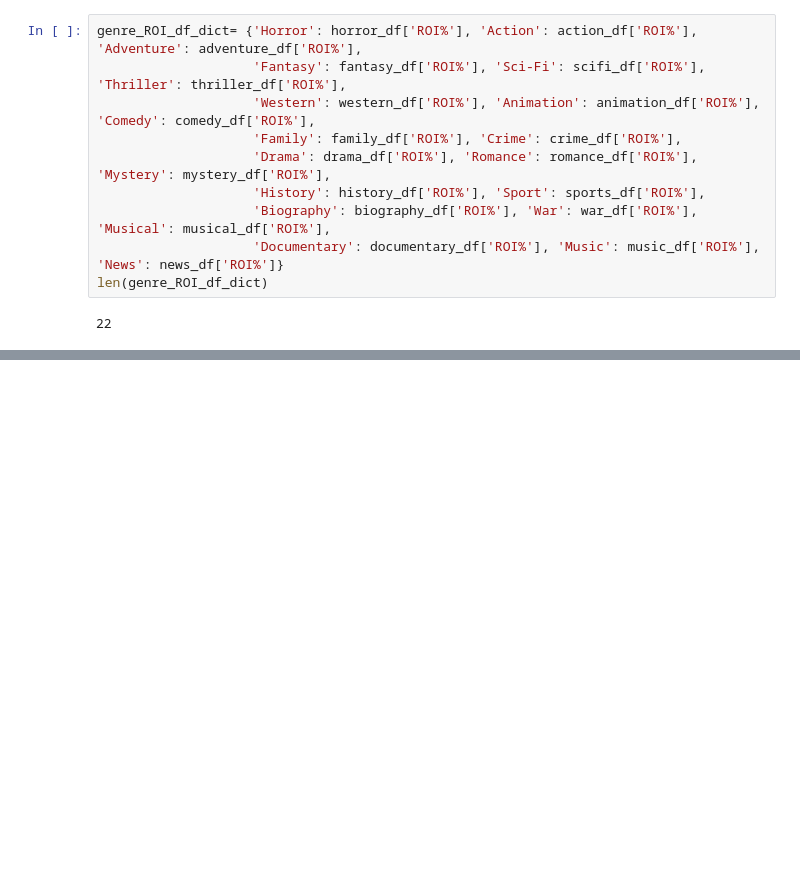
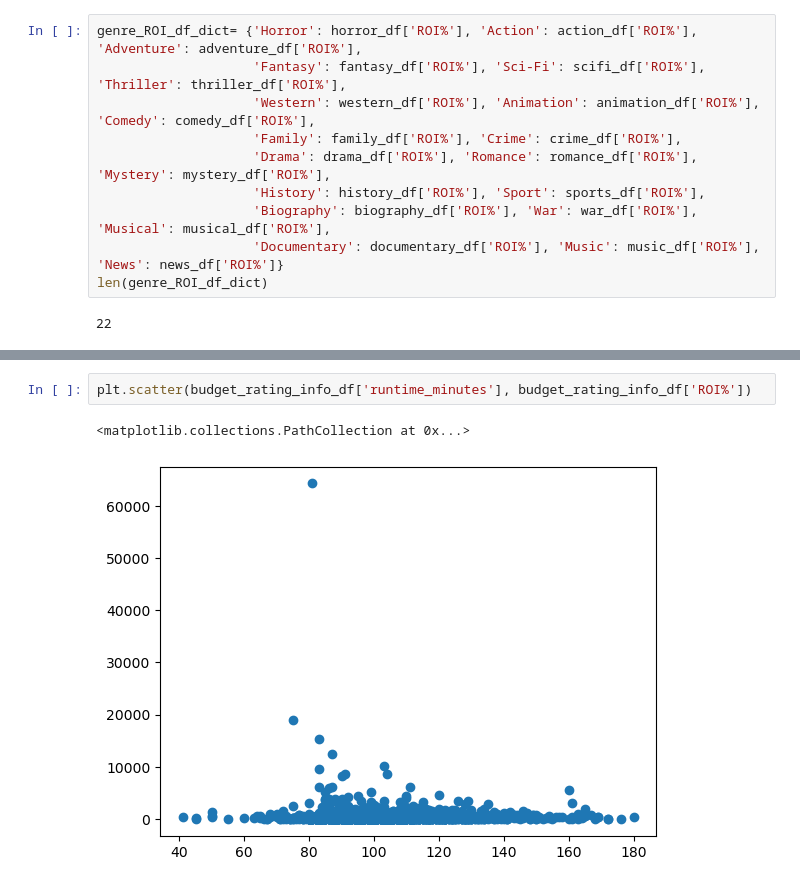
Before and after one commit to basstraining/film_data_analysis, a Jupyter notebook: Notebooks/genre_roi_comp.ipynb, the cells around one changed output, grey strips where cells are left out. Saved outputs shown, nothing was run; the diff lists cells and outputs as text; blank space fills up the shorter version.

```diff
--- a/Notebooks/genre_roi_comp.ipynb
+++ b/Notebooks/genre_roi_comp.ipynb
@@ -155,0 +192,5 @@ len(genre_ROI_df_dict)
+# %%
+plt.scatter(budget_rating_info_df['runtime_minutes'], budget_rating_info_df['ROI%'])
+# %% [output]
+<matplotlib.collections.PathCollection at 0x...>
+[figure, added]
```
Also changed, not shown: parts of 4 cells of this notebook, 2 other files.
